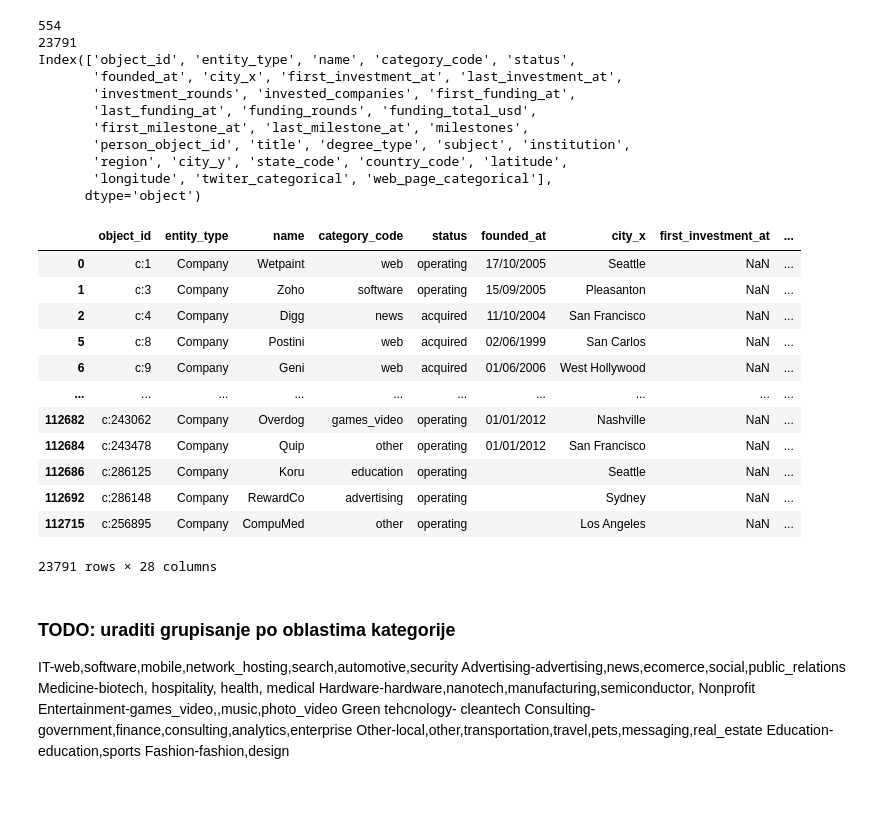
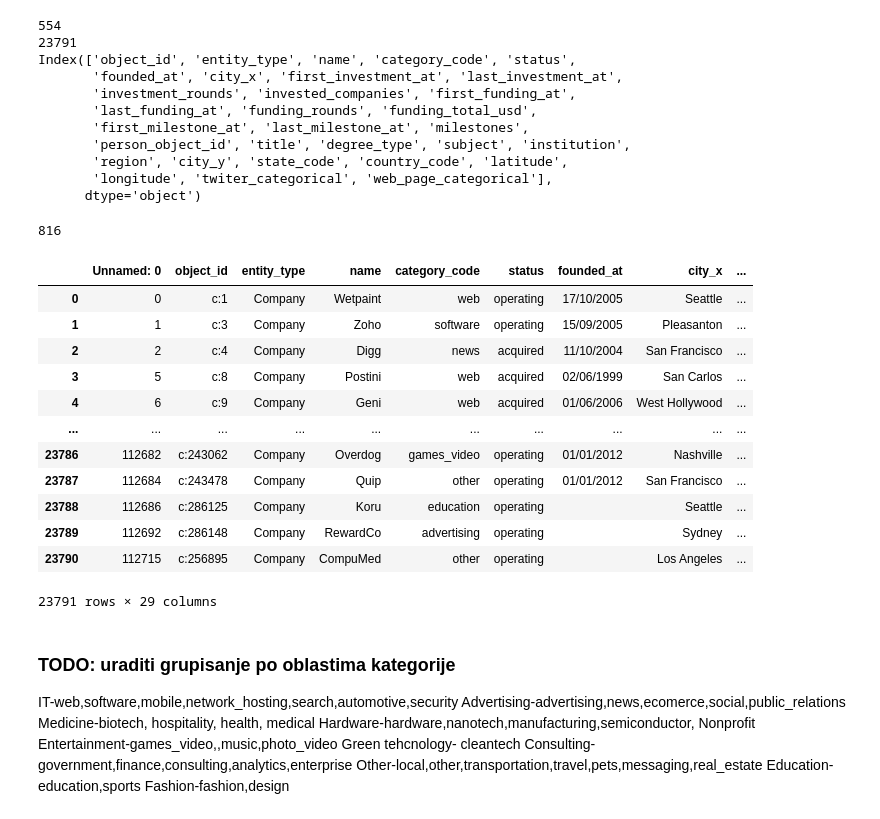
Before and after one commit to djordjekrsmanovic/siap, a Jupyter notebook: KT1.ipynb, the cells around one changed output. Drawn from its saved outputs; the diff is of its cells as text; code cells hidden in the pictures.

```diff
--- a/KT1.ipynb
+++ b/KT1.ipynb
@@ -296,18 +285,22 @@ Index(['object_id', 'entity_type', 'name', 'category_code', 'status',
 # %%
+dfTarget = pandas.read_csv('rezultat_target_sa_duzina.csv',low_memory=False)
 dfTarget.founded_at=dfTarget.founded_at.fillna('')
-dfTarget=dfTarget.drop(columns=['subject','degree_type','person_object_id'])
+#dfTarget=dfTarget.drop(columns=['subject','degree_type','person_object_id'])
 dfTarget
+print(len(dfTarget[(dfTarget['latitude']==0)]))
+dfTarget
 # %% [output]
+816
-|  | object_id | entity_type | name | category_code | status | founded_at | city_x | first_investment_at | ... |
-| 0 | c:1 | Company | Wetpaint | web | operating | 17/10/2005 | Seattle | NaN | ... |
-| 1 | c:3 | Company | Zoho | software | operating | 15/09/2005 | Pleasanton | NaN | ... |
-| 2 | c:4 | Company | Digg | news | acquired | 11/10/2004 | San Francisco | NaN | ... |
-| 5 | c:8 | Company | Postini | web | acquired | 02/06/1999 | San Carlos | NaN | ... |
-| 6 | c:9 | Company | Geni | web | acquired | 01/06/2006 | West Hollywood | NaN | ... |
+|  | Unnamed: 0 | object_id | entity_type | name | category_code | status | founded_at | city_x | ... |
+| 0 | 0 | c:1 | Company | Wetpaint | web | operating | 17/10/2005 | Seattle | ... |
+| 1 | 1 | c:3 | Company | Zoho | software | operating | 15/09/2005 | Pleasanton | ... |
+| 2 | 2 | c:4 | Company | Digg | news | acquired | 11/10/2004 | San Francisco | ... |
+| 3 | 5 | c:8 | Company | Postini | web | acquired | 02/06/1999 | San Carlos | ... |
+| 4 | 6 | c:9 | Company | Geni | web | acquired | 01/06/2006 | West Hollywood | ... |
 | ... | ... | ... | ... | ... | ... | ... | ... | ... | ... |
-| 112682 | c:243062 | Company | Overdog | games_video | operating | 01/01/2012 | Nashville | NaN | ... |
-| 112684 | c:243478 | Company | Quip | other | operating | 01/01/2012 | San Francisco | NaN | ... |
-| 112686 | c:286125 | Company | Koru | education | operating |  | Seattle | NaN | ... |
-| 112692 | c:286148 | Company | RewardCo | advertising | operating |  | Sydney | NaN | ... |
-| 112715 | c:256895 | Company | CompuMed | other | operating |  | Los Angeles | NaN | ... |
+| 23786 | 112682 | c:243062 | Company | Overdog | games_video | operating | 01/01/2012 | Nashville | ... |
+| 23787 | 112684 | c:243478 | Company | Quip | other | operating | 01/01/2012 | San Francisco | ... |
+| 23788 | 112686 | c:286125 | Company | Koru | education | operating |  | Seattle | ... |
+| 23789 | 112692 | c:286148 | Company | RewardCo | advertising | operating |  | Sydney | ... |
+| 23790 | 112715 | c:256895 | Company | CompuMed | other | operating |  | Los Angeles | ... |
-23791 rows × 28 columns
+23791 rows × 29 columns
```
Also changed, not shown: parts of 24 cells of this notebook, 6 other files.
